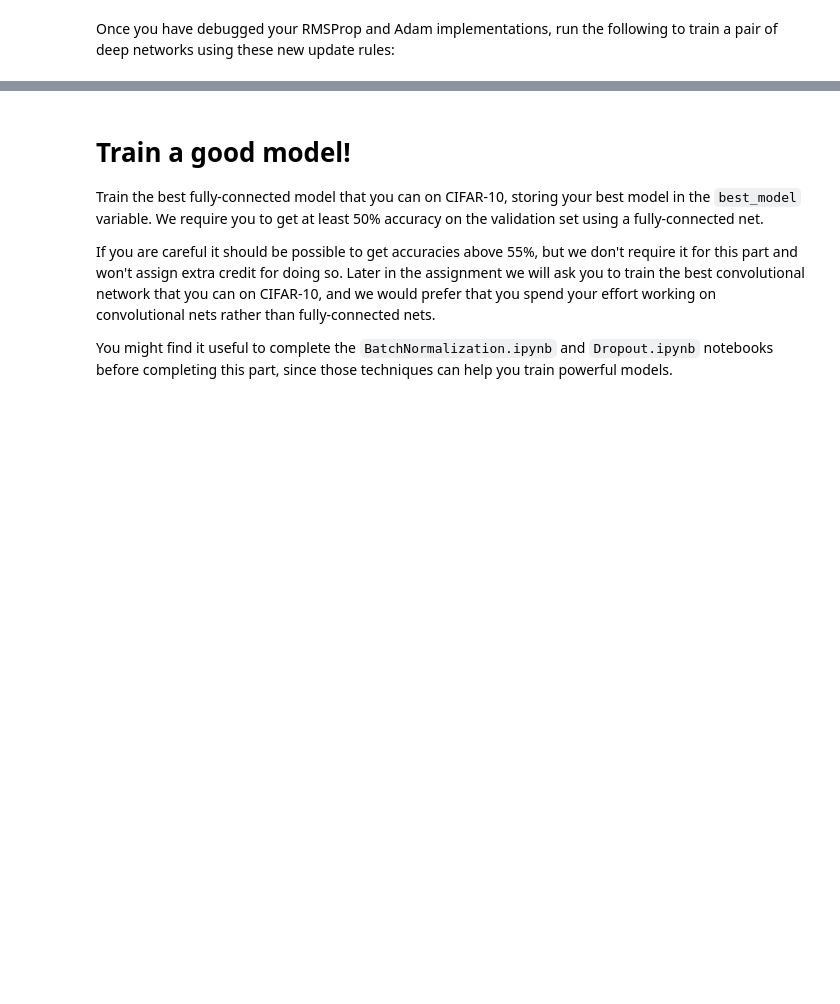
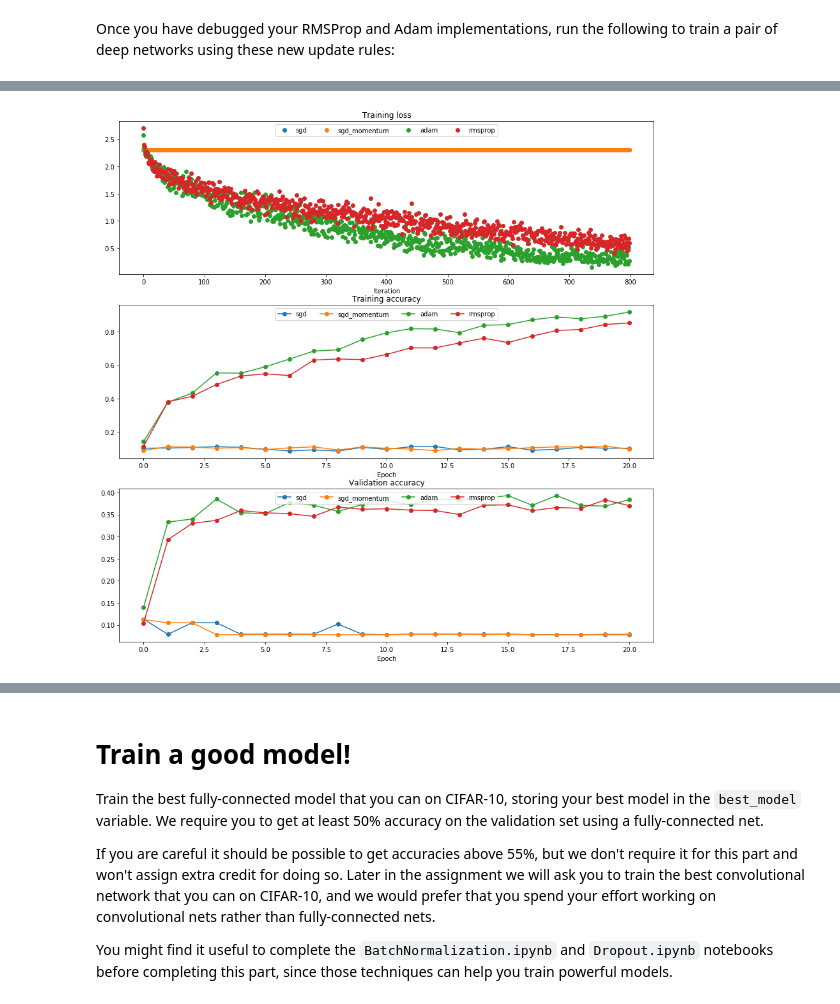
Before and after one commit to Tina-Husky/CS231n-assignments-2019, a Jupyter notebook: assignment2/FullyConnectedNets.ipynb, the cells around one changed output, grey strips where cells are left out. Saved outputs shown, nothing was run; the diff lists cells and outputs as text; code cells hidden in the pictures; blank space fills up the shorter version.

```diff
--- a/assignment2/FullyConnectedNets.ipynb
+++ b/assignment2/FullyConnectedNets.ipynb
@@ -517,8 +535,8 @@ small_data = {
   'y_val': data['y_val'],
 }
 
-learning_rate = 1e-9  # Experiment with this!
-weight_scale = 1e-8   # Experiment with this!
+learning_rate = 2e-9  # Experiment with this!
+weight_scale = 1e-6   # Experiment with this!
 model = FullyConnectedNet([100, 100, 100, 100],
                 weight_scale=weight_scale, dtype=np.float64)
 solver = Solver(model, small_data,
@@ -742,7 +760,7 @@ for update_rule in ['adam', 'rmsprop']:
   model = FullyConnectedNet([100, 100, 100, 100, 100], weight_scale=5e-2)
 
   solver = Solver(model, small_data,
-                  num_epochs=5, batch_size=100,
+                  num_epochs=20, batch_size=100,
                   update_rule=update_rule,
                   optim_config={
                     'learning_rate': learning_rates[update_rule]
@@ -779,3 +797,4 @@ for i in [1, 2, 3]:
   plt.legend(loc='upper center', ncol=4)
 plt.gcf().set_size_inches(15, 15)
 plt.show()
+# %% [output]
@@ -782,3 +818,4 @@ plt.show()
+[figure, added]
 # %% [markdown]
 ## Inline Question 3:
 
```
Also changed, not shown: parts of 14 cells of this notebook, 9 other files.
